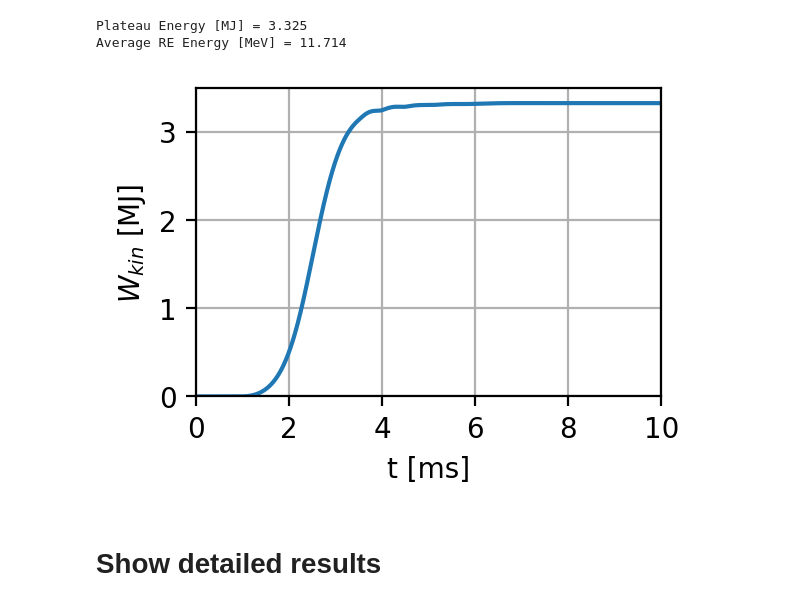
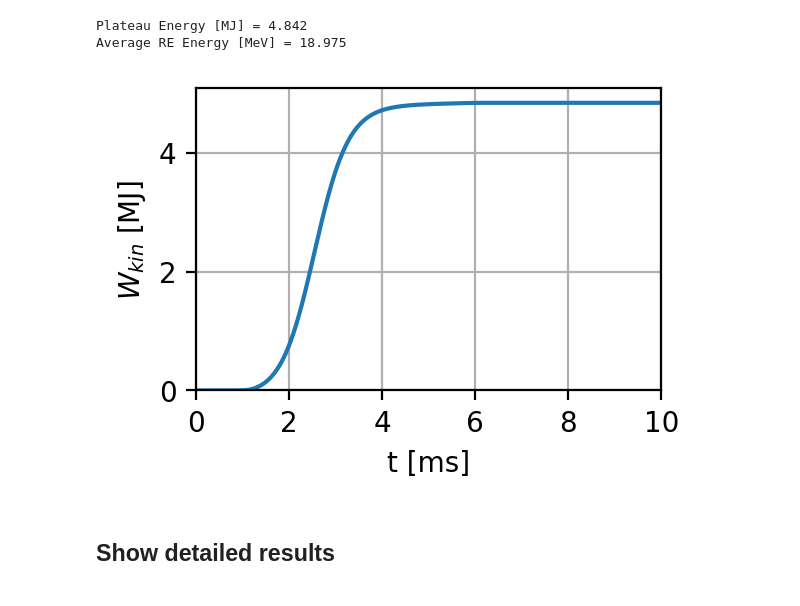
Before and after one commit to ridatta/RE_Solver, a Jupyter notebook: Example-0D.ipynb, the cells around one changed output. Cells and saved outputs as stored; diff of their text form; code cells hidden in the pictures.

```diff
--- a/Example-0D.ipynb
+++ b/Example-0D.ipynb
@@ -131,0 +25,3 @@ def dYdt(t,Y,primary_sources=[1,1,1],iAvalanche=1,nD=1e-10,nNe=1e-10):
+# %%
+solver = RE.solver0D()
+solver.display() # Show default values
@@ -131,0 +46,10 @@ def dYdt(t,Y,primary_sources=[1,1,1],iAvalanche=1,nD=1e-10,nNe=1e-10):
+# %%
+# Change solver settings
+solver.T0 = 20e3 # Initial temperature [eV]
+solver.k = 1.0 # Elongation
+solver.Ir0 = 1.0 # Initial RE Current [A]
+solver.iCompton = 1 # Turn on activated sources
+solver.iTritium = 1
+solver.iAvalanche = 1
+
+solver.display()
@@ -143 +76,6 @@ sol = solve_ivp(dYdt, t_span=(0,max(t)), y0 = [I0,Ir0,0],t_eval=t,args=(primary_
+# %%
+# solve
+solver.tmax = 10e-3 # end time [s]
+solver.idiag = True # calculate detailed output
+t, Ip, Ir, Wk = solver.solve()
 # %% [markdown]
@@ -164,23 +99,24 @@ Plateau Current [MA] = 7.327
 We can also plot the RE beam energy as a function of time
 # %%
 fig, axs = plt.subplots(1,1,figsize=(3,2),dpi=200,sharex=True)
-axs.plot(sol.t*1e3,sol.y[2]/1e6)
-axs.set_xlabel('t [ms]')
+
+plt.plot(t*1e3,Wk/1e6)
+plt.grid()
+plt.xlabel('t [ms]')
+plt.ylim(ymin=0)
+plt.xlim([0,solver.tmax*1e3])
 axs.set_ylabel('$W_{kin}$ [MJ]')
-axs.grid()
-axs.set_ylim(ymin=0)
-axs.set_xlim([0,np.max(sol.t*1e3)])
-# axs.set_yscale('log')
 
-print('Plateau Energy [MJ] = %1.3f'%(sol.y[2][-1]/1e6))
 
-# Estimate the average Re energy in MeV
-N = sol.y[1][-1] * (2 * np.pi * R0) / (const.e * const.c)
-avg_energy = sol.y[2][-1] / N
+print('Plateau Energy [MJ] = %1.3f'%(Wk[-1]/1e6))
+
+# Estimate the average RE energy in MeV
+N = Ir[-1] * (2 * np.pi * solver.R0) / (const.e * const.c)
+avg_energy = Wk[-1] / N
 print('Average RE Energy [MeV] = %1.3f'%(avg_energy/1e6/const.eV))
 # %% [output]
-Plateau Energy [MJ] = 3.325
-Average RE Energy [MeV] = 11.714
+Plateau Energy [MJ] = 4.842
+Average RE Energy [MeV] = 18.975
-[figure, old version]
+[figure, new version]
 # %% [markdown]
-# Show detailed results
+## Show detailed results
```
Also changed, not shown: parts of 21 cells of this notebook, 1 other file.
